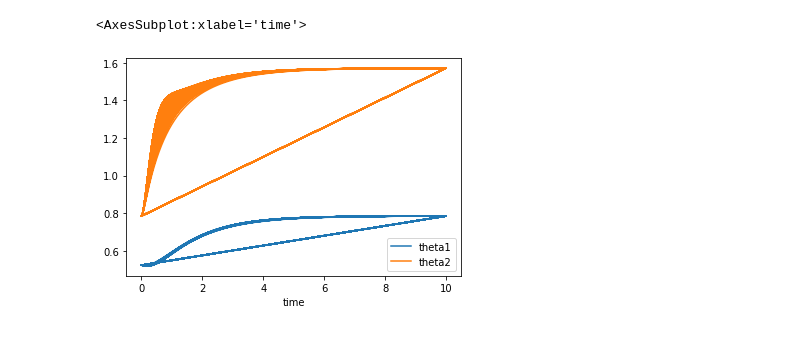
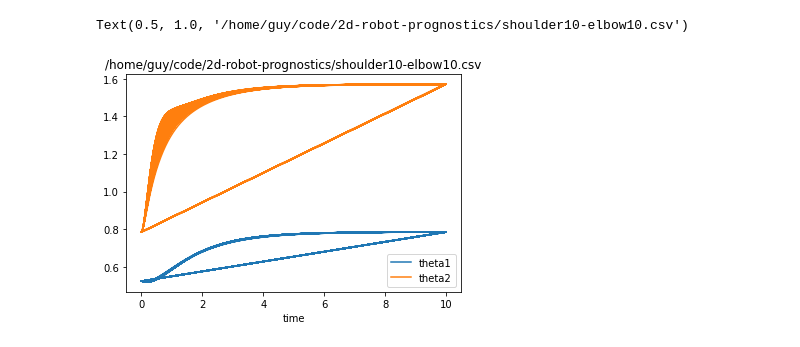
Before and after one commit to jdekarske/2d-robot-prognostics, a Jupyter notebook: visualization.ipynb, the cells around one changed output. Saved outputs shown, nothing was run; the diff lists cells and outputs as text; code cells hidden in the pictures.

```diff
--- a/visualization.ipynb
+++ b/visualization.ipynb
@@ -4,9 +4,11 @@ import matplotlib.pyplot as plt
 # %%
 with open('header.txt') as f:
     header = f.readline().split('\t')
 
-df = pd.read_csv('/home/guy/code/2d-robot-prognostics/shoulder10-elbow10.csv', sep=' ', names=header)
+fname='/home/guy/code/2d-robot-prognostics/shoulder10-elbow10.csv'
+df = pd.read_csv(fname, sep=' ', names=header)
 df.plot(x='time', y=['theta1','theta2'])
+plt.title(fname)
 # %% [output]
-<AxesSubplot:xlabel='time'>
+Text(0.5, 1.0, '/home/guy/code/2d-robot-prognostics/shoulder10-elbow10.csv')
-[figure, old version]
+[figure, new version]
```
Also changed, not shown: parts of 1 cell of this notebook, 3 other files.
